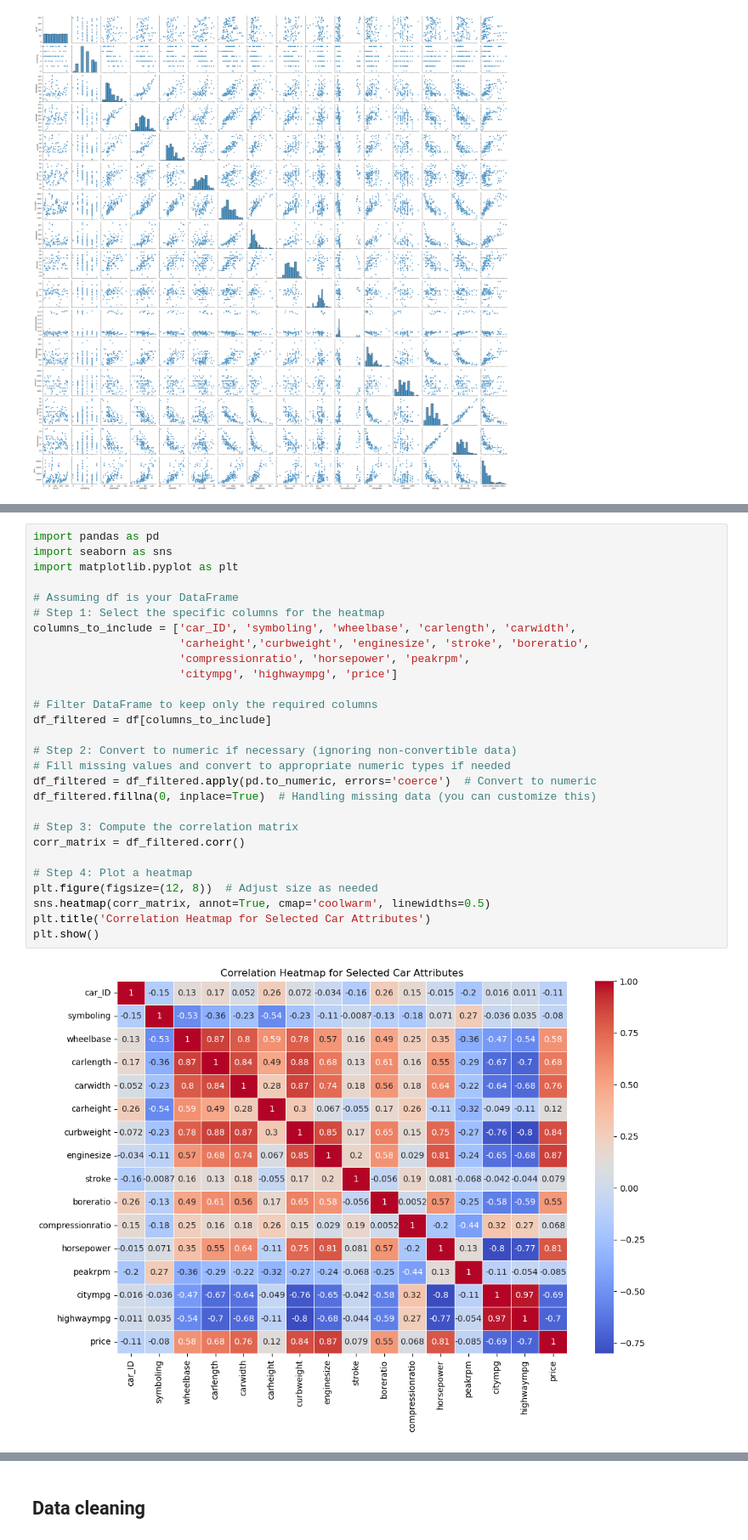
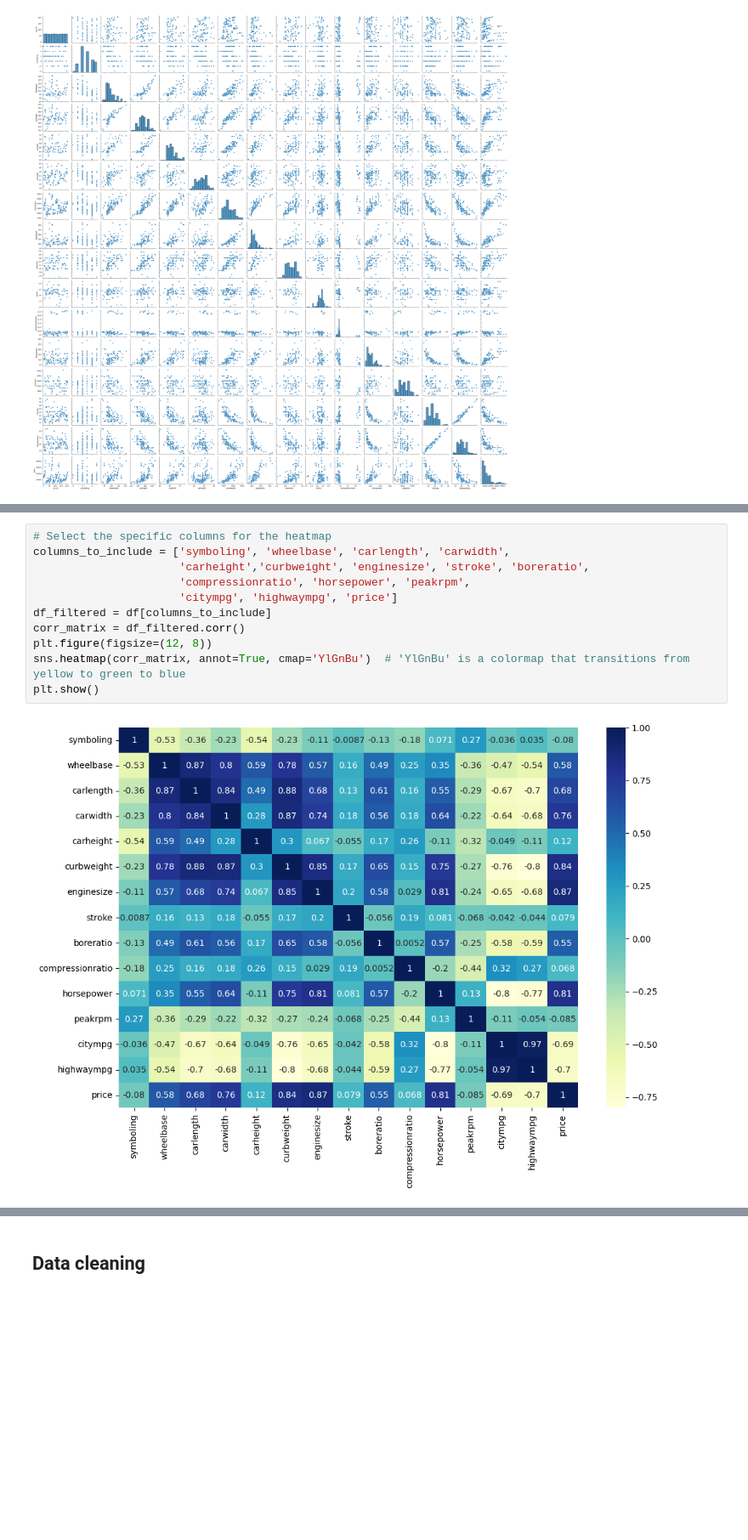
Before and after one commit to sanikavavhal07/DATA-SCIENCE-CASE-STUDY, a Jupyter notebook: Car Price Prediction/Car Price Prediction.ipynb, the cells around one changed output, grey strips where cells are left out. Shown at 85% size. Cells and saved outputs as stored; diff of their text form; blank space fills up the shorter version.

```diff
--- a/Car Price Prediction/Car Price Prediction.ipynb
+++ b/Car Price Prediction/Car Price Prediction.ipynb
@@ -267,30 +276,13 @@ plt.show()
 # %%
-import pandas as pd
-import seaborn as sns
-import matplotlib.pyplot as plt
-
-# Assuming df is your DataFrame
-# Step 1: Select the specific columns for the heatmap
-columns_to_include = ['car_ID', 'symboling', 'wheelbase', 'carlength', 'carwidth',
+# Select the specific columns for the heatmap
+columns_to_include = ['symboling', 'wheelbase', 'carlength', 'carwidth',
                       'carheight','curbweight', 'enginesize', 'stroke', 'boreratio',
                       'compressionratio', 'horsepower', 'peakrpm',
                       'citympg', 'highwaympg', 'price']
-
-# Filter DataFrame to keep only the required columns
 df_filtered = df[columns_to_include]
-
-# Step 2: Convert to numeric if necessary (ignoring non-convertible data)
-# Fill missing values and convert to appropriate numeric types if needed
-df_filtered = df_filtered.apply(pd.to_numeric, errors='coerce')  # Convert to numeric
-df_filtered.fillna(0, inplace=True)  # Handling missing data (you can customize this)
-
-# Step 3: Compute the correlation matrix
 corr_matrix = df_filtered.corr()
-
-# Step 4: Plot a heatmap
-plt.figure(figsize=(12, 8))  # Adjust size as needed
-sns.heatmap(corr_matrix, annot=True, cmap='coolwarm', linewidths=0.5)
-plt.title('Correlation Heatmap for Selected Car Attributes')
+plt.figure(figsize=(12, 8))
+sns.heatmap(corr_matrix, annot=True, cmap='YlGnBu')  # 'YlGnBu' is a colormap that transitions from yellow to green to blue
 plt.show()
 # %% [output]
-[figure, old version]
+[figure, new version]
```
Also changed, not shown: parts of 50 cells of this notebook.
